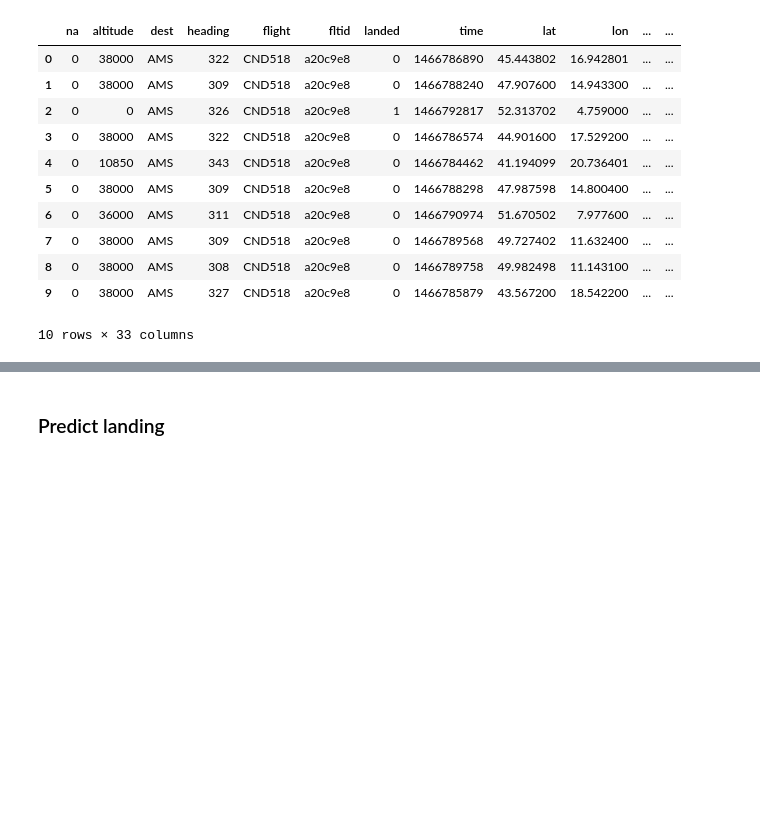
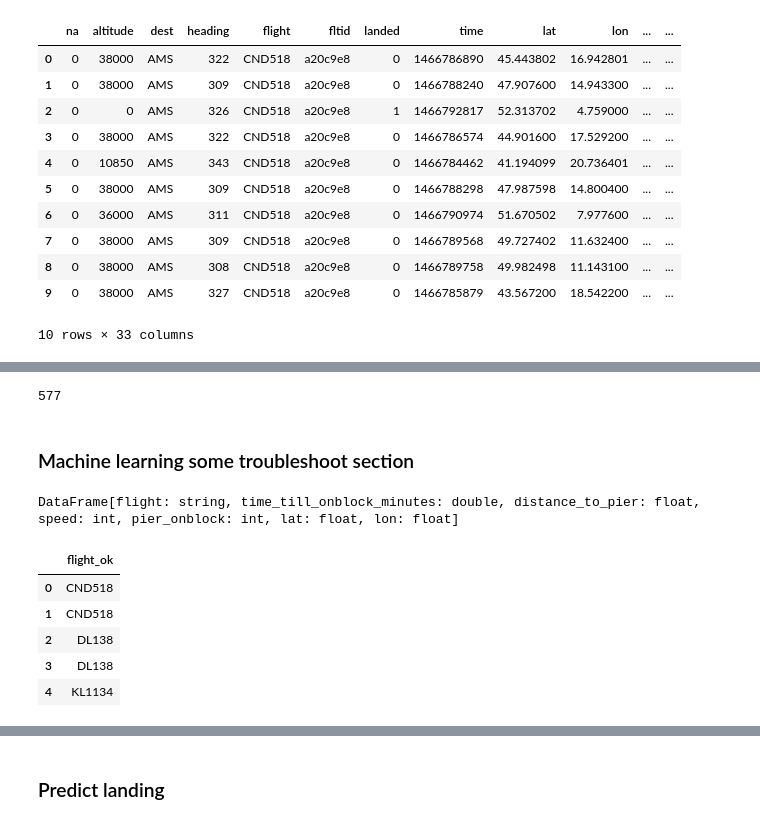
Before and after one commit to michelnossin/pyspark_training_docker, a Jupyter notebook: spark2-jupyter-docker.ipynb, the cells around one changed output, grey strips where cells are left out. Cells and saved outputs as stored; diff of their text form; code cells hidden in the pictures; blank space fills up the shorter version.

```diff
--- a/spark2-jupyter-docker.ipynb
+++ b/spark2-jupyter-docker.ipynb
@@ -945,4 +940,27 @@ tracks_df.select("flight").distinct().count() #747 planes, might be all
+# %%
+join_df.select("flight").distinct().count()
+# %% [output]
+577
 # %%
 df = join_df.toPandas().query("flight == 'KL214'").sort_values(['time']).reset_index()
 join_df.take(1)
+# %% [markdown]
+### Machine learning some troubleshoot section
+# %%
+test_df = join_df.select(['flight','time_till_onblock_minutes','distance_to_pier','speed','pier_onblock','lat','lon'])
+test_df.cache()
+# %% [output]
+DataFrame[flight: string, time_till_onblock_minutes: double, distance_to_pier: float, speed: int, pier_onblock: int, lat: float, lon: float]
+# %%
+#Only a third is near the pier (2 km or closer), lets see if prediction go up if we only use more precise locations
+ok_df = test_df.where("time_till_onblock_minutes < 1").filter("distance_to_pier < 2").select(col("flight").alias("flight_ok"))
+# %%
+ok_df.toPandas().head(5)
+# %% [output]
+|  | flight_ok |
+| 0 | CND518 |
+| 1 | CND518 |
+| 2 | DL138 |
+| 3 | DL138 |
+| 4 | KL1134 |
 # %% [markdown]
```
Also changed, not shown: parts of 14 cells of this notebook.
